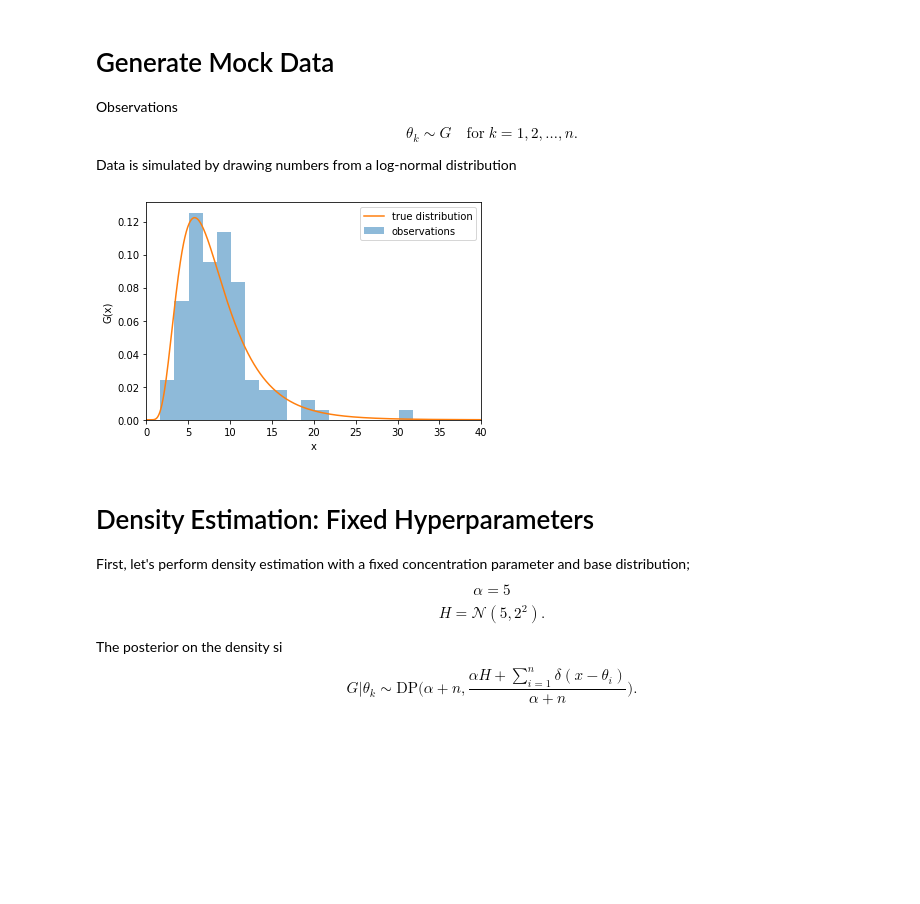
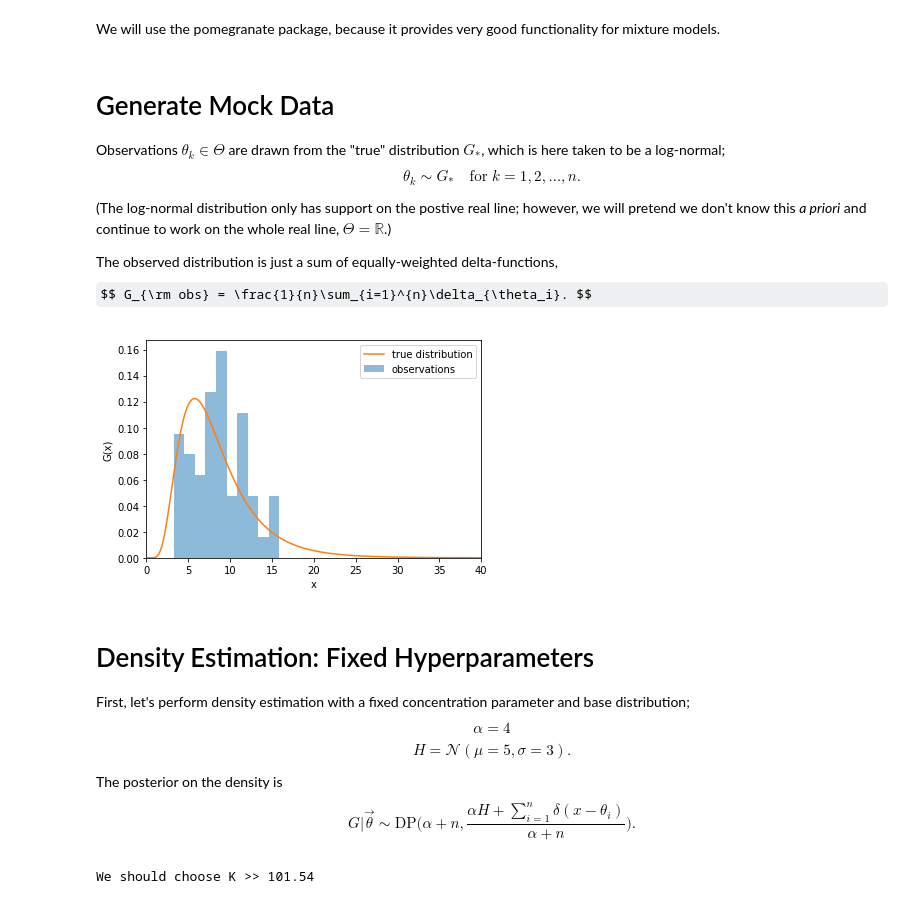
Before and after one commit to cjm96/DPplayground, a Jupyter notebook: 1D_density_estimation.ipynb, the cells around one changed output. Drawn from its saved outputs; the diff is of its cells as text; code cells hidden in the pictures; some formulas as TeX source; blank space fills up the shorter version.

```diff
--- a/1D_density_estimation.ipynb
+++ b/1D_density_estimation.ipynb
@@ -1,5 +1,8 @@
 # %%
 import numpy as np
 import matplotlib.pyplot as plt
-from pomegranate import *
 from GEM import GEM
+
+save = False
+# %% [markdown]
+We will use the pomegranate package, because it provides very good functionality for mixture models.
@@ -6,37 +11,56 @@ from GEM import GEM
 # %% [markdown]
 # Generate Mock Data
 
-Observations
-$$ \theta_k \sim G\quad\mathrm{for}\;k=1,2,\ldots, n. $$
+Observations $\theta_k\in\Theta$ are drawn from the "true" distribution $G_*$, which is here taken to be a log-normal;
+$$ \theta_k \sim G_*\quad\mathrm{for}\;k=1,2,\ldots, n. $$
 
-Data is simulated by drawing numbers from a log-normal distribution
+(The log-normal distribution only has support on the postive real line; however, we will pretend we don't know this _a priori_ and continue to work on the whole real line, $\Theta=\mathbb{R}$.)
+
+The observed distribution is just a sum of equally-weighted delta-functions,
+$$ G_{\rm obs} = \frac{1}{n}\sum_{i=1}^{n}\delta_{\theta_i}. $$
 # %%
 true_dist = LogNormalDistribution(2, 0.5)
 
-observations = true_dist.sample(100)
+# generate mock observations
+n = 50
+observations = true_dist.sample(n)
 
-n = len(observations)
+# the observed distribution is just a sum of delta-functions
 observed_dist = DiscreteDistribution(dict(zip(observations, np.ones(n)/n)))
 
-plt.hist(observations, bins=np.linspace(0, max(observations), 20), density=True, alpha=0.5, label='observations')
+
+plt.hist(observations, density=True, alpha=0.5, label='observations')
 
 x = np.linspace(0, 40, 1000)
 plt.plot(x, true_dist.probability(x), label='true distribution')
 
 plt.xlabel("x")
 plt.ylabel("G(x)")
 plt.xlim(0, 40)
 plt.legend()
-plt.show()
+if save:
+    plt.savefig("mock_data.png")
+    plt.clf()
+else:
+    plt.show()
 # %% [output]
-[figure, old version]
+[figure, new version]
 # %% [markdown]
 # Density Estimation: Fixed Hyperparameters
 
 First, let's perform density estimation with a fixed concentration parameter and base distribution;
-$$ \alpha = 5 $$
-$$ H = \mathcal{N}(5, 2^2). $$
+$$ \alpha = 4 $$
+$$ H = \mathcal{N}(\mu=5, \sigma=3). $$
 
-The posterior on the density si
-$$ G|\theta_k\sim\mathrm{DP}\bigg(\alpha+n,\frac{\alpha H + \sum_{i=1}^{n}\delta(x-\theta_i)}{\alpha+n}\bigg). $$
+The posterior on the density is
+$$ G|\vec{\theta}\sim\mathrm{DP}\bigg(\alpha+n,\frac{\alpha H + \sum_{i=1}^{n}\delta(x-\theta_i)}{\alpha+n}\bigg). $$
+# %%
+alpha = 4.
+
+# Number of posterior draws
+N = 300
+
+print(f"We should choose K >> {(alpha+n)*np.log(1+N/(alpha+n)):.2f}")
+# %% [output]
+We should choose K >> 101.54
 # %%
```
Also changed, not shown: parts of 21 cells of this notebook.
